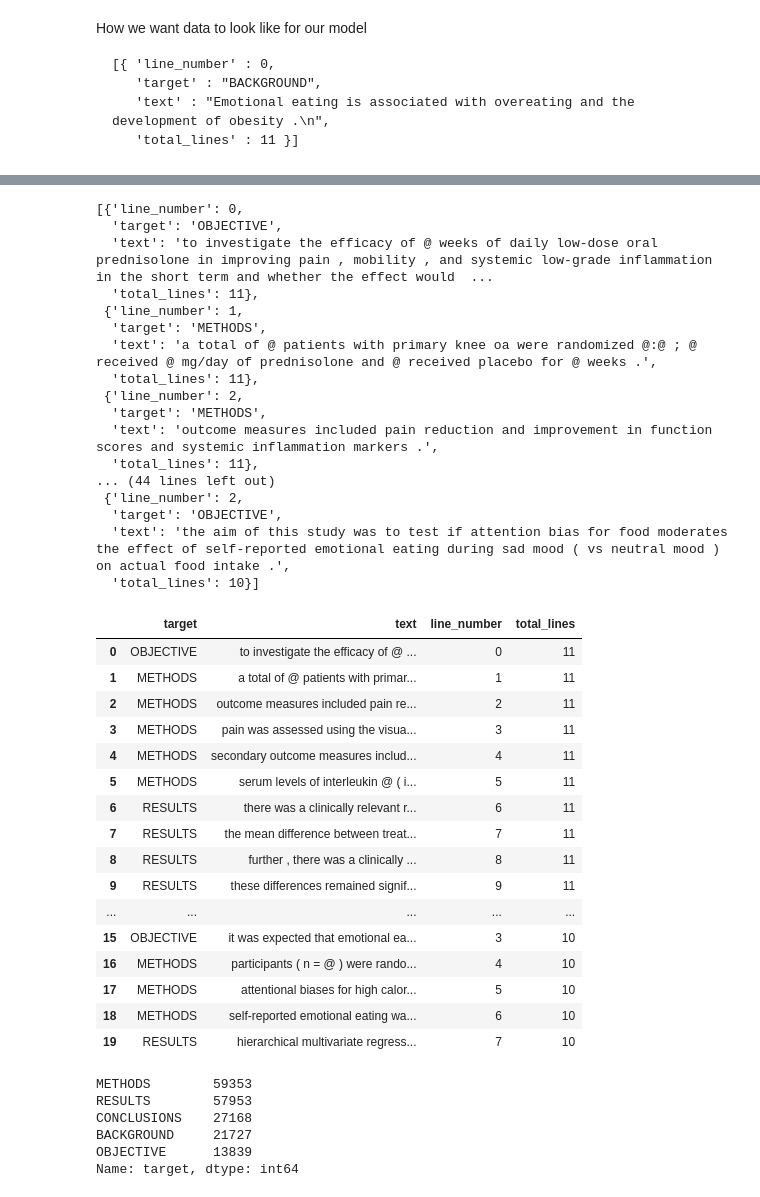
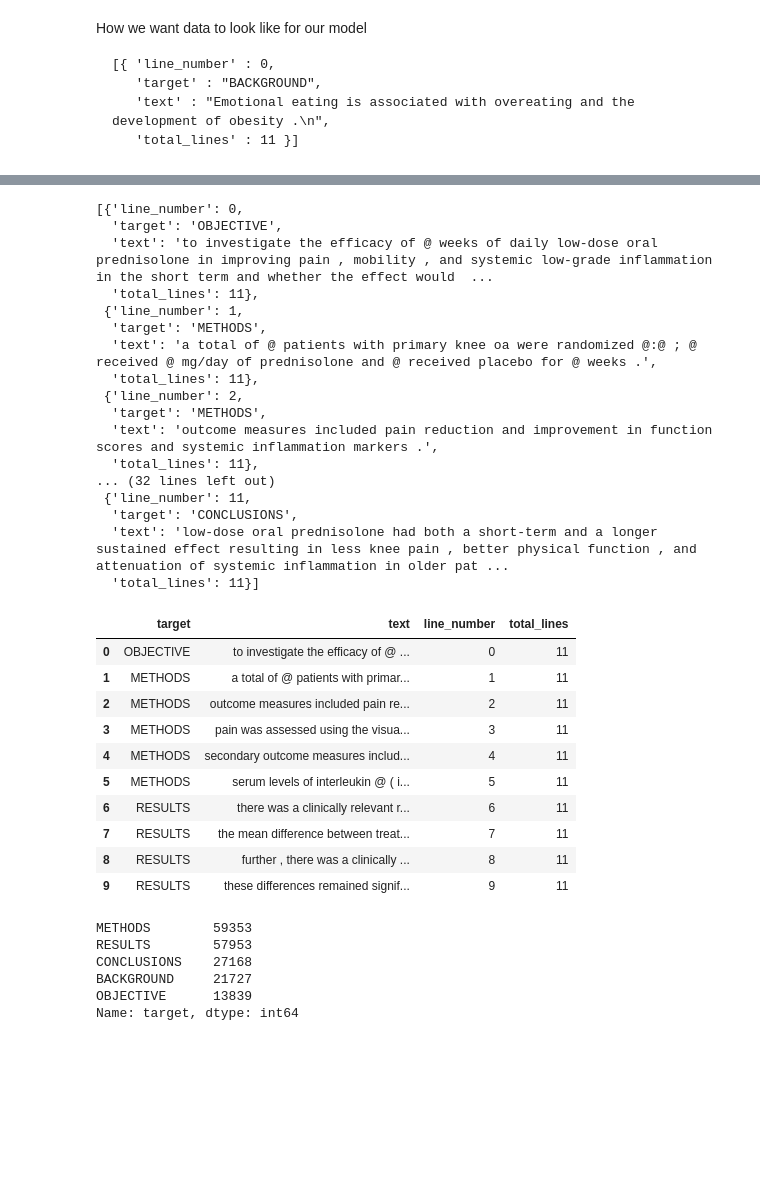
Before and after one commit to khushimitr/PubMedAbstracts, a Jupyter notebook: PubMed_20K_RCT.ipynb, the cells around one changed output, grey strips where cells are left out. Saved outputs shown, nothing was run; the diff lists cells and outputs as text; code cells hidden in the pictures; blank space fills up the shorter version.

```diff
--- a/PubMed_20K_RCT.ipynb
+++ b/PubMed_20K_RCT.ipynb
@@ -135,5 +135,5 @@ Wall time: 493 ms
 # %%
-train_samples[:15]
+train_samples[:12]
 # %% [output]
 [{'line_number': 0,
   'target': 'OBJECTIVE',
@@ -147,35 +147,29 @@ train_samples[:15]
   'target': 'METHODS',
   'text': 'outcome measures included pain reduction and improvement in function scores and systemic inflammation markers .',
   'total_lines': 11},
-... (44 lines left out)
- {'line_number': 2,
-  'target': 'OBJECTIVE',
-  'text': 'the aim of this study was to test if attention bias for food moderates the effect of self-reported emotional eating during sad mood ( vs neutral mood ) on actual food intake .',
-  'total_lines': 10}]
+... (32 lines left out)
+ {'line_number': 11,
+  'target': 'CONCLUSIONS',
+  'text': 'low-dose oral prednisolone had both a short-term and a longer sustained effect resulting in less knee pain , better physical function , and attenuation of systemic inflammation in older pat ...
+  'total_lines': 11}]
 # %%
 import pandas as pd
 train_df = pd.DataFrame(train_samples)
 val_df = pd.DataFrame(val_samples)
 test_df = pd.DataFrame(test_samples)
-train_df.head(20)
+train_df.head(10)
 # %% [output]
 |  | target | text | line_number | total_lines |
 | 0 | OBJECTIVE | to investigate the efficacy of @ ... | 0 | 11 |
 | 1 | METHODS | a total of @ patients with primar... | 1 | 11 |
 | 2 | METHODS | outcome measures included pain re... | 2 | 11 |
 | 3 | METHODS | pain was assessed using the visua... | 3 | 11 |
 | 4 | METHODS | secondary outcome measures includ... | 4 | 11 |
 | 5 | METHODS | serum levels of interleukin @ ( i... | 5 | 11 |
 | 6 | RESULTS | there was a clinically relevant r... | 6 | 11 |
 | 7 | RESULTS | the mean difference between treat... | 7 | 11 |
 | 8 | RESULTS | further , there was a clinically ... | 8 | 11 |
 | 9 | RESULTS | these differences remained signif... | 9 | 11 |
-| ... | ... | ... | ... | ... |
-| 15 | OBJECTIVE | it was expected that emotional ea... | 3 | 10 |
-| 16 | METHODS | participants ( n = @ ) were rando... | 4 | 10 |
-| 17 | METHODS | attentional biases for high calor... | 5 | 10 |
-| 18 | METHODS | self-reported emotional eating wa... | 6 | 10 |
-| 19 | RESULTS | hierarchical multivariate regress... | 7 | 10 |
 # %%
 # distrubution of labels in training Data
 train_df.target.value_counts()
```
Also changed, not shown: parts of 58 cells of this notebook.
